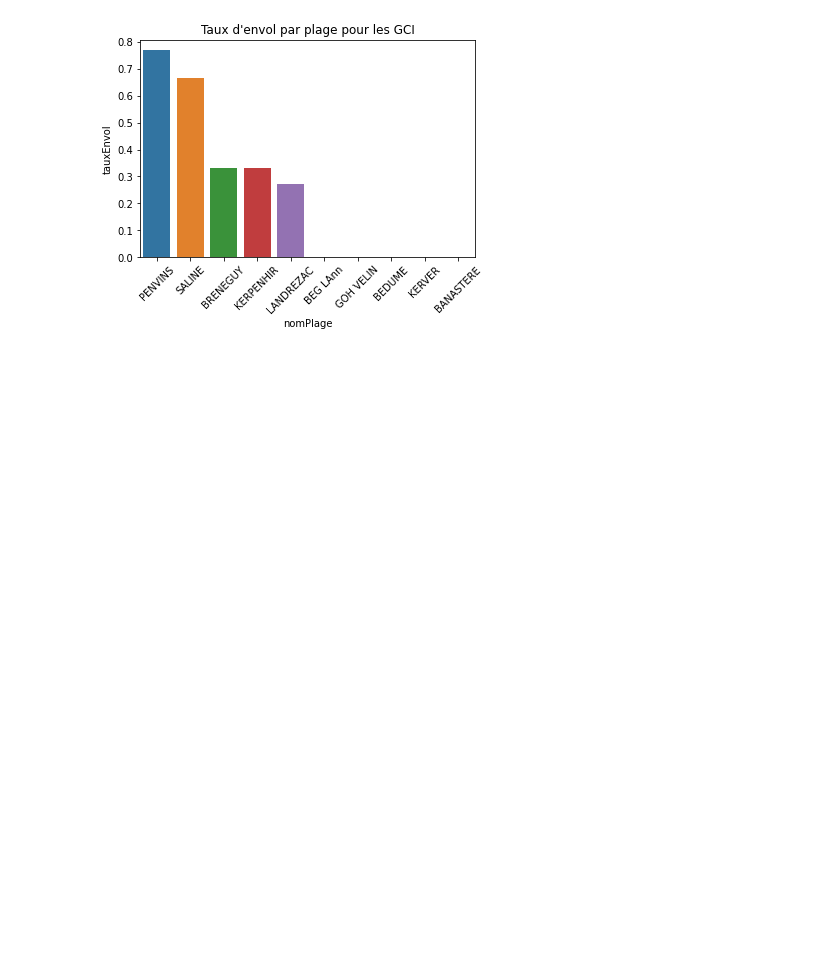
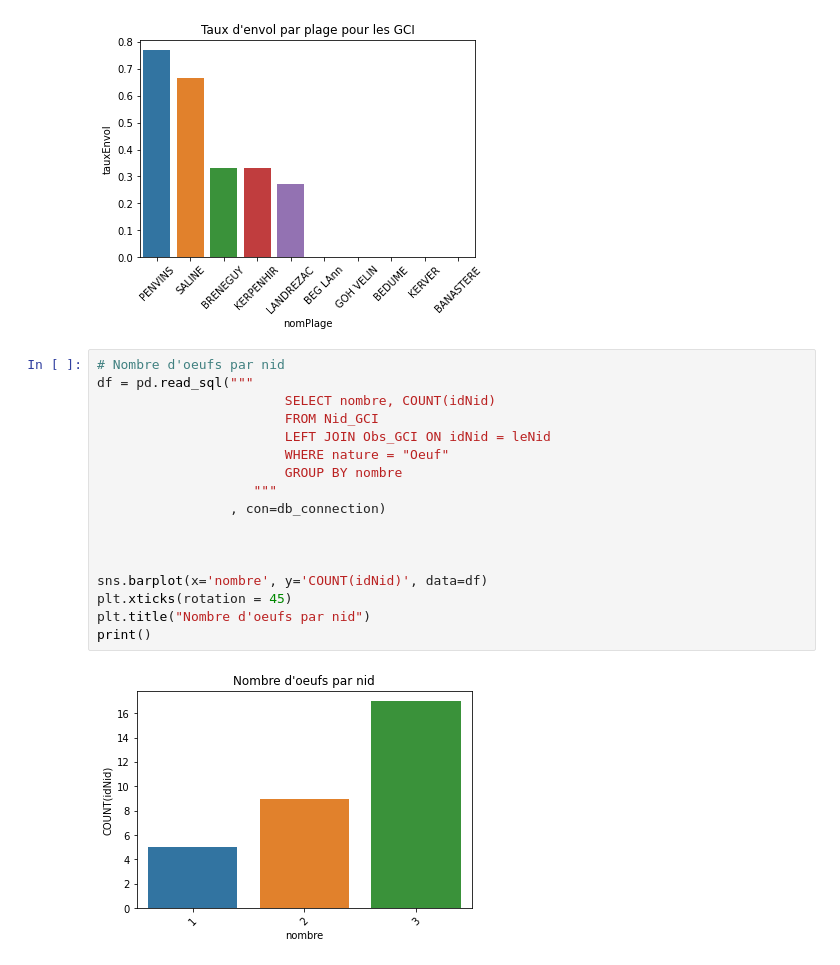
Before and after one commit to augustin-pasq/sae-pnr, a Jupyter notebook: Analyse/PNR_Analyse.ipynb, the cells around one changed output. Drawn from its saved outputs; the diff is of its cells as text; blank space fills up the shorter version.

Commit message:
add two graphs

```diff
--- a/Analyse/PNR_Analyse.ipynb
+++ b/Analyse/PNR_Analyse.ipynb
@@ -212,3 +216,22 @@ plt.title("Taux d'envol par plage pour les GCI")
 print()
 # %% [output]
 [figure]
+# %%
+# Nombre d'oeufs par nid
+df = pd.read_sql("""
+                        SELECT nombre, COUNT(idNid)
+                        FROM Nid_GCI
+                        LEFT JOIN Obs_GCI ON idNid = leNid
+                        WHERE nature = "Oeuf"
+                        GROUP BY nombre
+                    """
+                 , con=db_connection)
+
+
+
+sns.barplot(x='nombre', y='COUNT(idNid)', data=df)
+plt.xticks(rotation = 45)
+plt.title("Nombre d'oeufs par nid")
+print()
+# %% [output]
+[figure, added]
```
Also changed, not shown: parts of 5 cells of this notebook.
